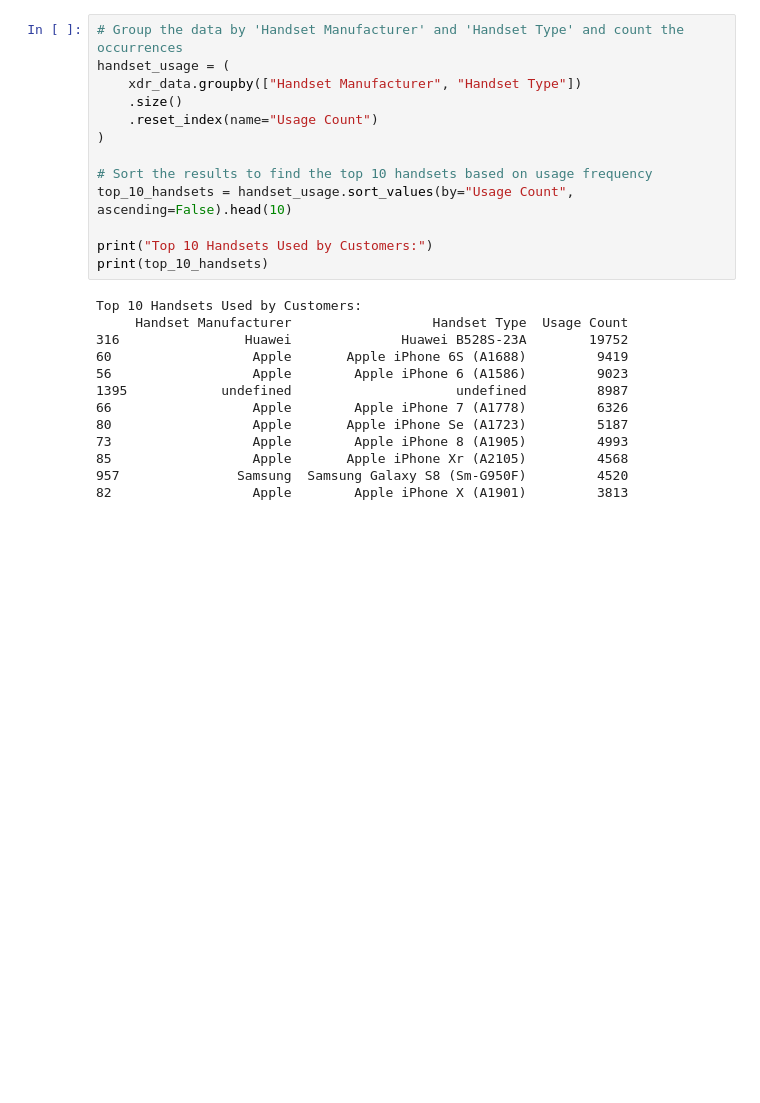
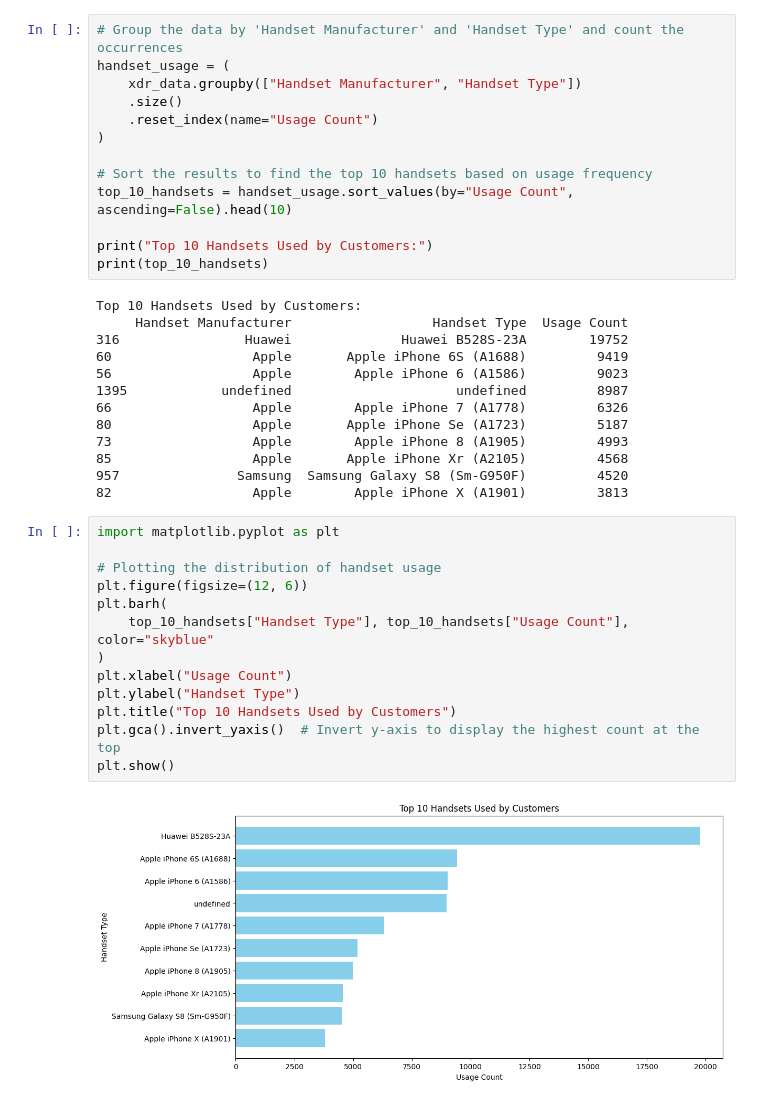
Before and after one commit to kiraassefa19/week-two, a Jupyter notebook: notebooks/user_engagement.ipynb, the cells around one changed output. Cells and saved outputs as stored; diff of their text form; blank space fills up the shorter version.

```diff
--- a/notebooks/user_engagement.ipynb
+++ b/notebooks/user_engagement.ipynb
@@ -404,3 +407,18 @@ Top 10 Handsets Used by Customers:
 85                  Apple       Apple iPhone Xr (A2105)         4568
 957               Samsung  Samsung Galaxy S8 (Sm-G950F)         4520
 82                  Apple        Apple iPhone X (A1901)         3813
+# %%
+import matplotlib.pyplot as plt
+
+# Plotting the distribution of handset usage
+plt.figure(figsize=(12, 6))
+plt.barh(
+    top_10_handsets["Handset Type"], top_10_handsets["Usage Count"], color="skyblue"
+)
+plt.xlabel("Usage Count")
+plt.ylabel("Handset Type")
+plt.title("Top 10 Handsets Used by Customers")
+plt.gca().invert_yaxis()  # Invert y-axis to display the highest count at the top
+plt.show()
+# %% [output]
+[figure, added]
```
Also changed, not shown: parts of 1 cell of this notebook, 2 other files.
